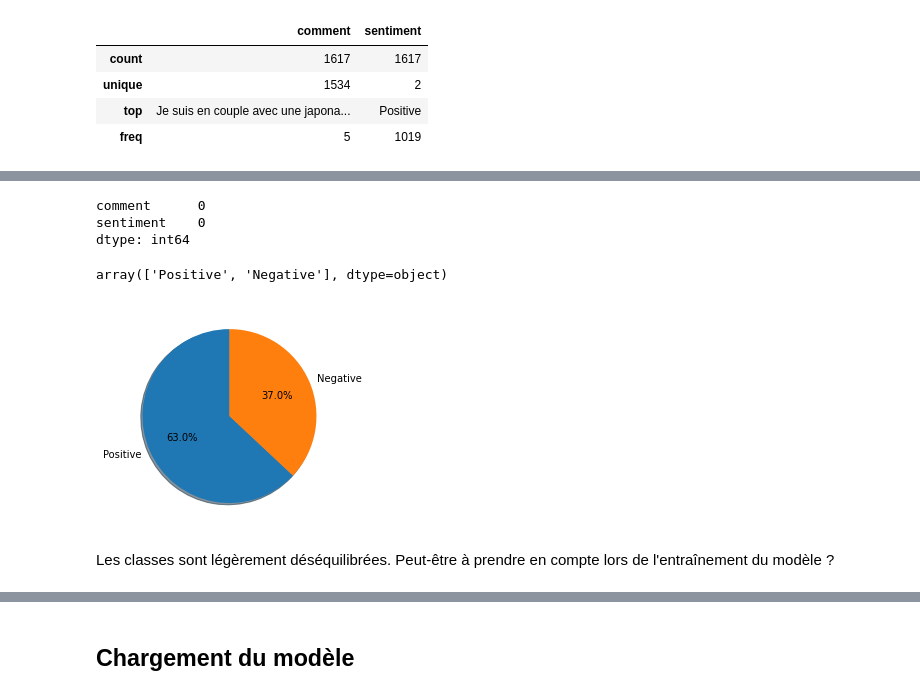
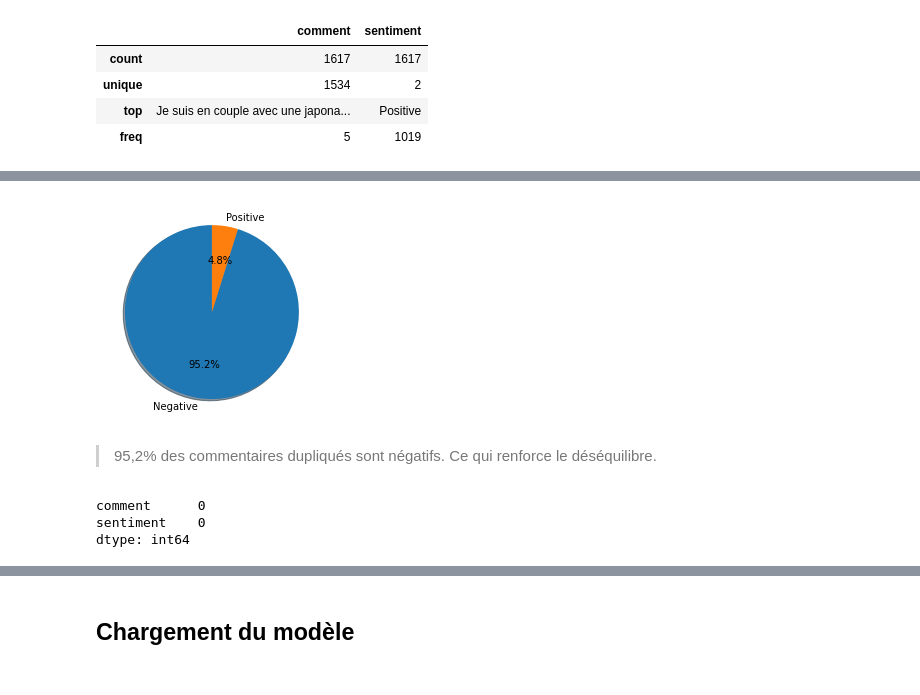
Before and after one commit to Nohossat/youtube_sentiment_analysis, a Jupyter notebook: analysis.ipynb, the cells around one changed output, grey strips where cells are left out. Drawn from its saved outputs; the diff is of its cells as text; code cells hidden in the pictures.

```diff
--- a/analysis.ipynb
+++ b/analysis.ipynb
@@ -36,0 +58,3 @@ df.describe()
+# %%
+duplicated_comments = df.loc[df.comment.duplicated(keep='first')]
+duplicated_comments
@@ -37 +75,13 @@ df.describe()
+# %%
+# répartition des classes dans le label parmi les commentaires dupliqués
+plt.pie(duplicated_comments.sentiment.value_counts(normalize = True),
+        labels=duplicated_comments.sentiment.unique(),
+        autopct='%1.1f%%',
+        shadow=True, startangle=90)
+
+plt.show()
+# %% [output]
+[figure, added]
+# %% [markdown]
+>95,2% des commentaires dupliqués sont négatifs. Ce qui renforce le déséquilibre.
 # %%
@@ -40,18 +90,3 @@ df.isna().sum()
 comment      0
 sentiment    0
 dtype: int64
-# %%
-df.sentiment.unique()
-# %% [output]
-array(['Positive', 'Negative'], dtype=object)
-# %%
-labels = 'Positive', 'Negative'
-
-plt.pie(df.sentiment.value_counts(normalize = True), labels=labels, autopct='%1.1f%%',
-        shadow=True, startangle=90)
-
-plt.show()
-# %% [output]
-[figure, removed]
-# %% [markdown]
-Les classes sont légèrement déséquilibrées. Peut-être à prendre en compte lors de l'entraînement du modèle ?
```
Also changed, not shown: parts of 39 cells of this notebook, 10 other files.
